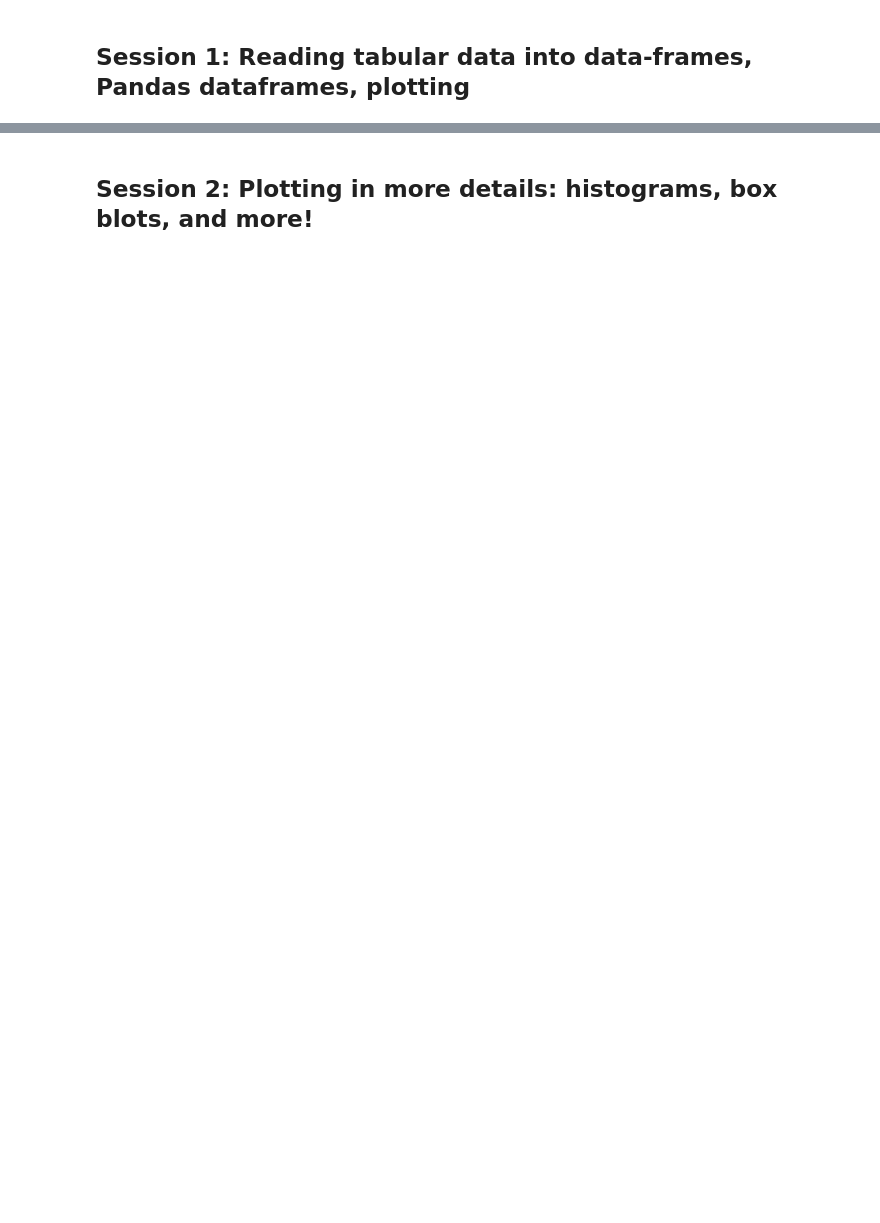
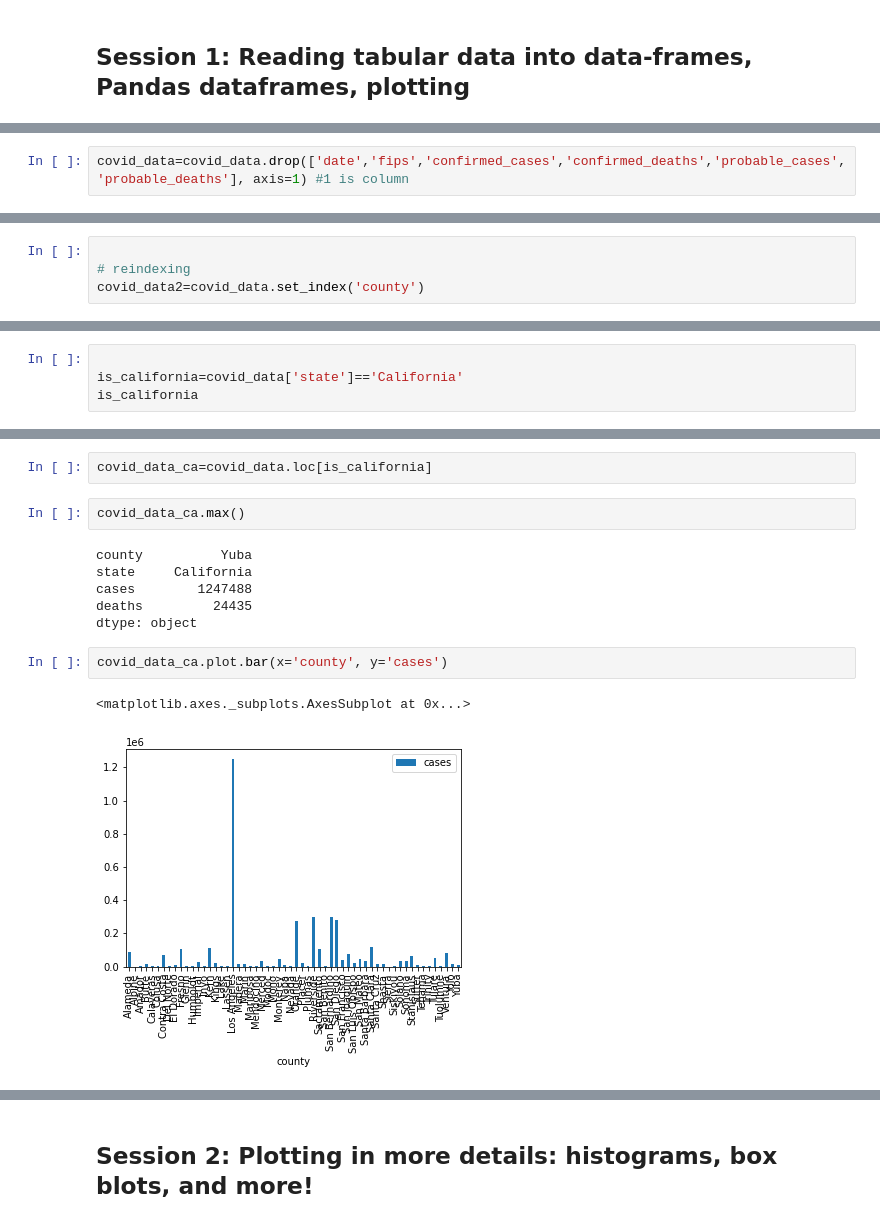
Before and after one commit to ramyarangan/ssrp_srec_python_workshop_2021, a Jupyter notebook: day4_python_room1.ipynb, the cells around one changed output, grey strips where cells are left out. Saved outputs shown, nothing was run; the diff lists cells and outputs as text; blank space fills up the shorter version.

```diff
--- a/day4_python_room1.ipynb
+++ b/day4_python_room1.ipynb
@@ -36,0 +144,2 @@ nytimes_covid_history_url='https://raw.githubusercontent.com/nytimes/covid-19-da
+# %%
+covid_data=covid_data.drop(['date','fips','confirmed_cases','confirmed_deaths','probable_cases','probable_deaths'], axis=1) #1 is column
@@ -36,0 +239,4 @@ nytimes_covid_history_url='https://raw.githubusercontent.com/nytimes/covid-19-da
+# %%
+
+# reindexing
+covid_data2=covid_data.set_index('county')
@@ -36,0 +359,4 @@ nytimes_covid_history_url='https://raw.githubusercontent.com/nytimes/covid-19-da
+# %%
+
+is_california=covid_data['state']=='California'
+is_california
@@ -36,0 +376,15 @@ nytimes_covid_history_url='https://raw.githubusercontent.com/nytimes/covid-19-da
+# %%
+covid_data_ca=covid_data.loc[is_california]
+# %%
+covid_data_ca.max()
+# %% [output]
+county          Yuba
+state     California
+cases        1247488
+deaths         24435
+dtype: object
+# %%
+covid_data_ca.plot.bar(x='county', y='cases')
+# %% [output]
+<matplotlib.axes._subplots.AxesSubplot at 0x...>
+[figure, added]
```
Also changed, not shown: parts of 66 cells of this notebook.
